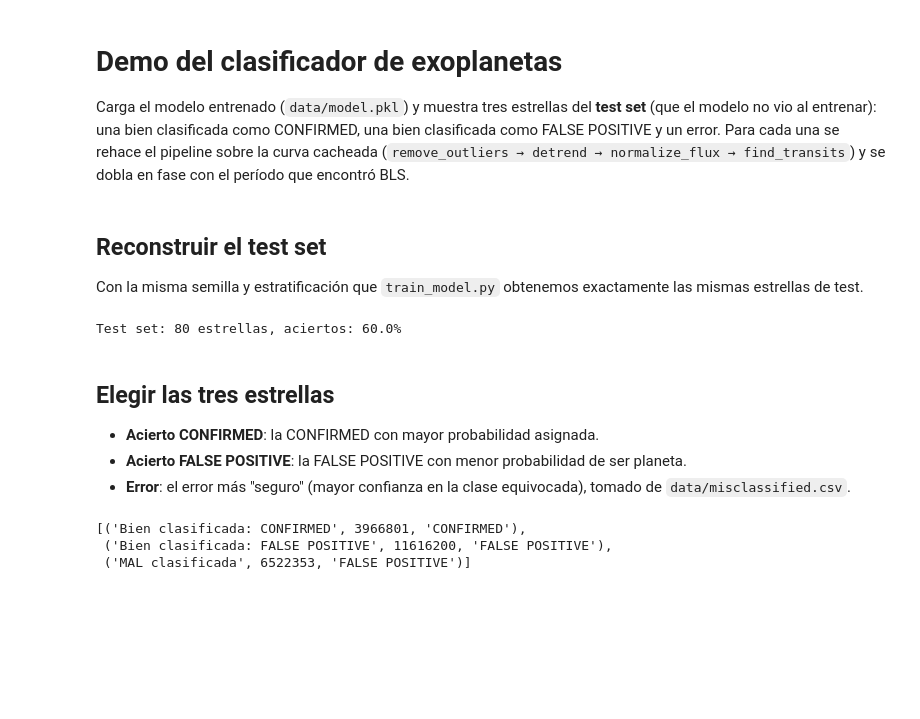
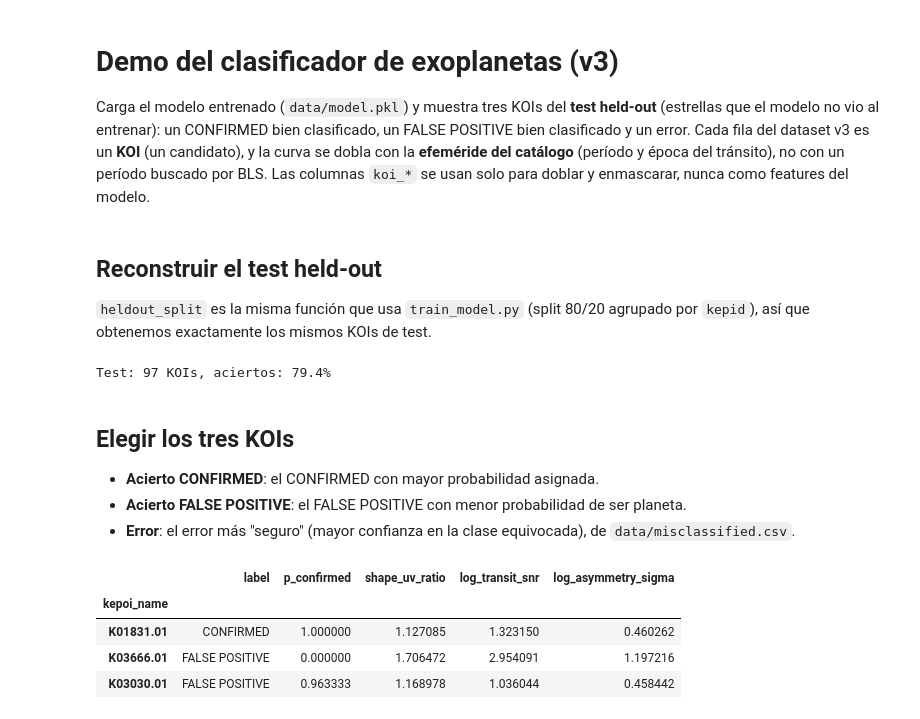
Before and after one commit to Polacco/exoplanet-transit-classifier, a Jupyter notebook: notebooks/exoplanet_classifier_demo.ipynb, the cells around one changed output. Drawn from its saved outputs; the diff is of its cells as text; code cells hidden in the pictures; blank space fills up the shorter version.

```diff
--- a/notebooks/exoplanet_classifier_demo.ipynb
+++ b/notebooks/exoplanet_classifier_demo.ipynb
@@ -1,11 +1,11 @@
 # %% [markdown]
-# Demo del clasificador de exoplanetas
+# Demo del clasificador de exoplanetas (v3)
 
-Carga el modelo entrenado (`data/model.pkl`) y muestra tres estrellas del **test set**
-(que el modelo no vio al entrenar): una bien clasificada como CONFIRMED, una bien clasificada
-como FALSE POSITIVE y un error. Para cada una se rehace el pipeline sobre la curva
-cacheada (`remove_outliers → detrend → normalize_flux → find_transits`) y se dobla en fase
-con el período que encontró BLS.
+Carga el modelo entrenado (`data/model.pkl`) y muestra tres KOIs del **test held-out**
+(estrellas que el modelo no vio al entrenar): un CONFIRMED bien clasificado, un FALSE POSITIVE
+bien clasificado y un error. Cada fila del dataset v3 es un **KOI** (un candidato), y la curva se
+dobla con la **efeméride del catálogo** (período y época del tránsito), no con un período buscado por BLS.
+Las columnas `koi_*` se usan solo para doblar y enmascarar, nunca como features del modelo.
 # %%
 import sys
 from pathlib import Path
@@ -14,53 +14,55 @@ import joblib
 import matplotlib.pyplot as plt
 import numpy as np
 import pandas as pd
-from sklearn.model_selection import train_test_split
 
 ROOT = Path.cwd().parent if Path.cwd().name == "notebooks" else Path.cwd()
 sys.path.insert(0, str(ROOT / "src"))
 
-from preprocessing import detrend, normalize_flux, remove_outliers
-from transit_detection import find_transits
-from train_model import (FEATURE_COLUMNS, MISCLASSIFIED_PATH, MODEL_PATH, SEED,
-                         TEST_SIZE, load_dataset)
-from features import LC_CACHE_DIR
+from koi_features import (FEATURE_COLUMNS_V3, LC_CACHE_DIR, _other_mask, cached_kepids,
+                          load_catalog, prepare_star, select_kois, time_from_midtransit)
+from train_model import MISCLASSIFIED_PATH, MODEL_PATH, heldout_split, load_dataset_v3
+
+# koi_features fija el backend Agg al importarse; acá queremos ver las figuras en el notebook.
+%matplotlib inline
 
 model = joblib.load(MODEL_PATH)
-X, y, kepid = load_dataset()
+df = load_dataset_v3()
 # %% [markdown]
-## Reconstruir el test set
-Con la misma semilla y estratificación que `train_model.py` obtenemos exactamente las mismas
-estrellas de test.
+## Reconstruir el test held-out
+`heldout_split` es la misma función que usa `train_model.py` (split 80/20 agrupado por `kepid`),
+así que obtenemos exactamente los mismos KOIs de test.
 # %%
-_, X_test, _, y_test, _, id_test = train_test_split(
-    X, y, kepid, test_size=TEST_SIZE, stratify=y, random_state=SEED)
-test = pd.DataFrame({"kepid": id_test.values, "true": y_test.values,
-                     "p_confirmed": model.predict_proba(X_test)[:, 1]})
+_, te = heldout_split(df)
+test = df.iloc[te].copy()
+test["p_confirmed"] = model.predict_proba(test[FEATURE_COLUMNS_V3])[:, 1]
 test["pred"] = (test.p_confirmed >= 0.5).astype(int)
-print(f"Test set: {len(test)} estrellas, aciertos: {(test.pred == test.true).mean():.1%}")
+print(f"Test: {len(test)} KOIs, aciertos: {(test.pred == test.y).mean():.1%}")
 # %% [output]
-Test set: 80 estrellas, aciertos: 60.0%
+Test: 97 KOIs, aciertos: 79.4%
 # %% [markdown]
-## Elegir las tres estrellas
-- **Acierto CONFIRMED**: la CONFIRMED con mayor probabilidad asignada.
-- **Acierto FALSE POSITIVE**: la FALSE POSITIVE con menor probabilidad de ser planeta.
-- **Error**: el error más "seguro" (mayor confianza en la clase equivocada), tomado de `data/misclassified.csv`.
+## Elegir los tres KOIs
+- **Acierto CONFIRMED**: el CONFIRMED con mayor probabilidad asignada.
+- **Acierto FALSE POSITIVE**: el FALSE POSITIVE con menor probabilidad de ser planeta.
+- **Error**: el error más "seguro" (mayor confianza en la clase equivocada), de `data/misclassified.csv`.
 # %%
-ok_conf = test[(test.true == 1) & (test.pred == 1)].nlargest(1, "p_confirmed").iloc[0]
-ok_fp = test[(test.true == 0) & (test.pred == 0)].nsmallest(1, "p_confirmed").iloc[0]
+ok_conf = test[(test.y == 1) & (test.pred == 1)].nlargest(1, "p_confirmed").iloc[0]
+ok_fp = test[(test.y == 0) & (test.pred == 0)].nsmallest(1, "p_confirmed").iloc[0]
 
 mis = pd.read_csv(MISCLASSIFIED_PATH)
 mis["confidence"] = np.where(mis.true_label == "CONFIRMED",
                              1 - mis.predicted_proba_confirmed, mis.predicted_proba_confirmed)
 bad = mis.nlargest(1, "confidence").iloc[0]
 
 cases = [
-    ("Bien clasificada: CONFIRMED", int(ok_conf.kepid), "CONFIRMED"),
-    ("Bien clasificada: FALSE POSITIVE", int(ok_fp.kepid), "FALSE POSITIVE"),
-    ("MAL clasificada", int(bad.kepid), bad.true_label),
+    ("Bien clasificado: CONFIRMED", ok_conf.kepoi_name),
+    ("Bien clasificado: FALSE POSITIVE", ok_fp.kepoi_name),
+    ("MAL clasificado", bad.kepoi_name),
 ]
-cases
+test.set_index("kepoi_name").loc[[c[1] for c in cases],
+    ["label", "p_confirmed", "shape_uv_ratio", "log_transit_snr", "log_asymmetry_sigma"]]
 # %% [output]
-[('Bien clasificada: CONFIRMED', 3966801, 'CONFIRMED'),
- ('Bien clasificada: FALSE POSITIVE', 11616200, 'FALSE POSITIVE'),
- ('MAL clasificada', 6522353, 'FALSE POSITIVE')]
+|  | label | p_confirmed | shape_uv_ratio | log_transit_snr | log_asymmetry_sigma |
+| kepoi_name |  |  |  |  |  |
+| K01831.01 | CONFIRMED | 1.000000 | 1.127085 | 1.323150 | 0.460262 |
+| K03666.01 | FALSE POSITIVE | 0.000000 | 1.706472 | 2.954091 | 1.197216 |
+| K03030.01 | FALSE POSITIVE | 0.963333 | 1.168978 | 1.036044 | 0.458442 |
```
Also changed, not shown: parts of 4 cells of this notebook, 5 other files.
